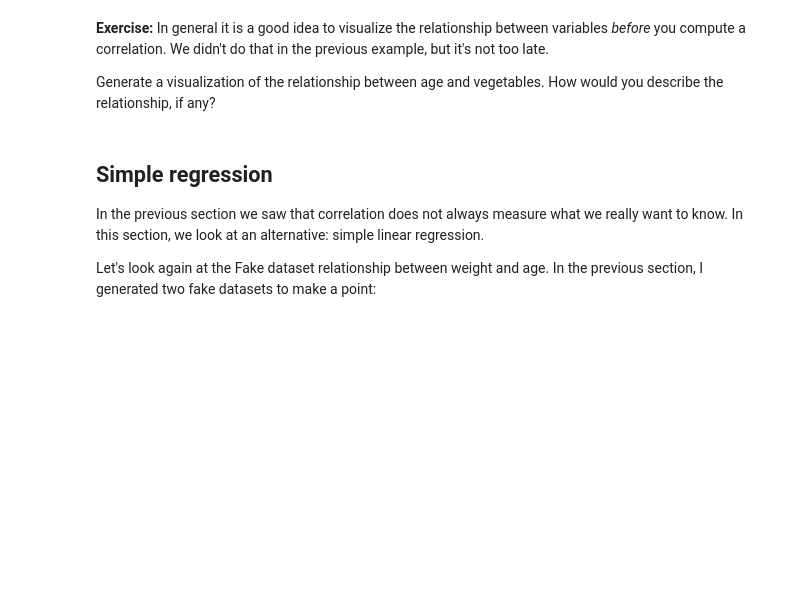
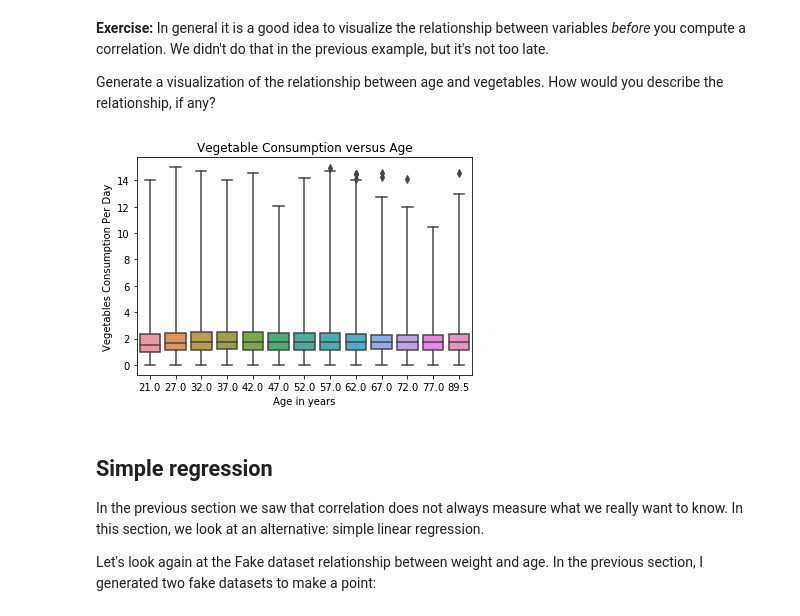
Before and after one commit to jespinozallanos/Elements_of_DS, a Jupyter notebook: Copy_of_09_relationships.ipynb, the cells around one changed output. Drawn from its saved outputs; the diff is of its cells as text; code cells hidden in the pictures; blank space fills up the shorter version.

```diff
--- a/Copy_of_09_relationships.ipynb
+++ b/Copy_of_09_relationships.ipynb
@@ -670,0 +678,10 @@ Generate a visualization of the relationship between age and vegetables.  How wo
+# %%
+# Solution goes here
+data = brfss.dropna(subset=['AGE', '_VEGESU1'])
+sns.boxplot(x='AGE', y='_VEGESU1', data=data, whis=10)
+
+plt.xlabel('Age in years')
+plt.ylabel('Vegetables Consumption Per Day')
+plt.title('Vegetable Consumption versus Age');
+# %% [output]
+[figure, added]
```
Also changed, not shown: parts of 30 cells of this notebook.
